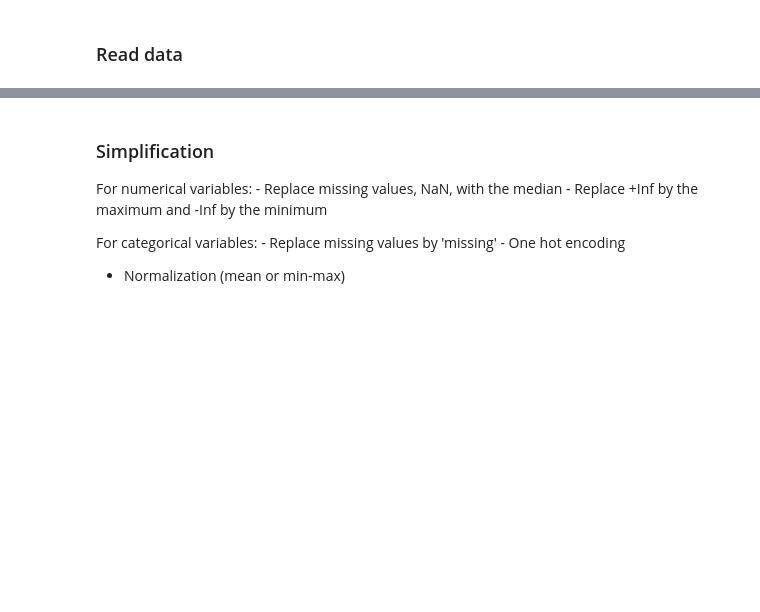
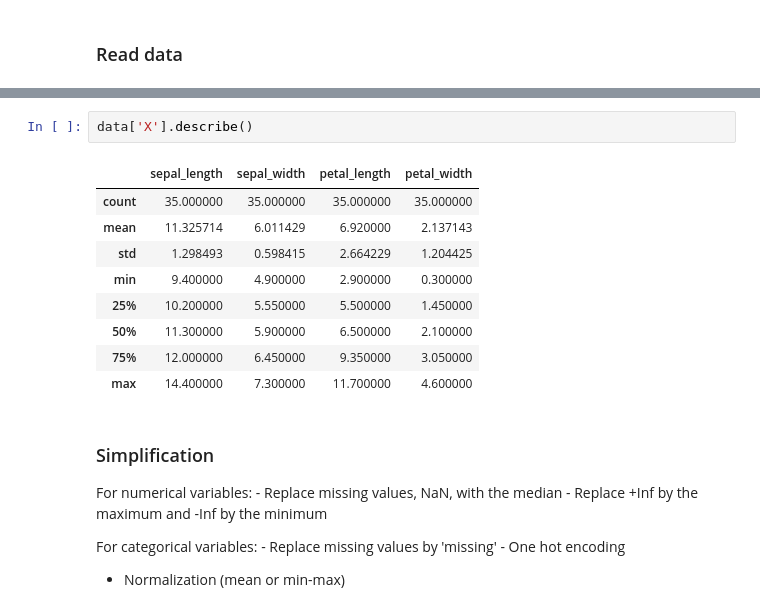
Before and after one commit to Didayolo/medi-chal, a Jupyter notebook: ID_notebook.ipynb, the cells around one changed output, grey strips where cells are left out. Cells and saved outputs as stored; diff of their text form; blank space fills up the shorter version.

```diff
--- a/ID_notebook.ipynb
+++ b/ID_notebook.ipynb
@@ -136,3 +145,15 @@ data['X'].head()
+# %%
+data['X'].describe()
+# %% [output]
+|  | sepal_length | sepal_width | petal_length | petal_width |
+| count | 35.000000 | 35.000000 | 35.000000 | 35.000000 |
+| mean | 11.325714 | 6.011429 | 6.920000 | 2.137143 |
+| std | 1.298493 | 0.598415 | 2.664229 | 1.204425 |
+| min | 9.400000 | 4.900000 | 2.900000 | 0.300000 |
+| 25% | 10.200000 | 5.550000 | 5.500000 | 1.450000 |
+| 50% | 11.300000 | 5.900000 | 6.500000 | 2.100000 |
+| 75% | 12.000000 | 6.450000 | 9.350000 | 3.050000 |
+| max | 14.400000 | 7.300000 | 11.700000 | 4.600000 |
 # %% [markdown]
 ### Simplification
 
```
Also changed, not shown: parts of 6 cells of this notebook, 4 other files.
